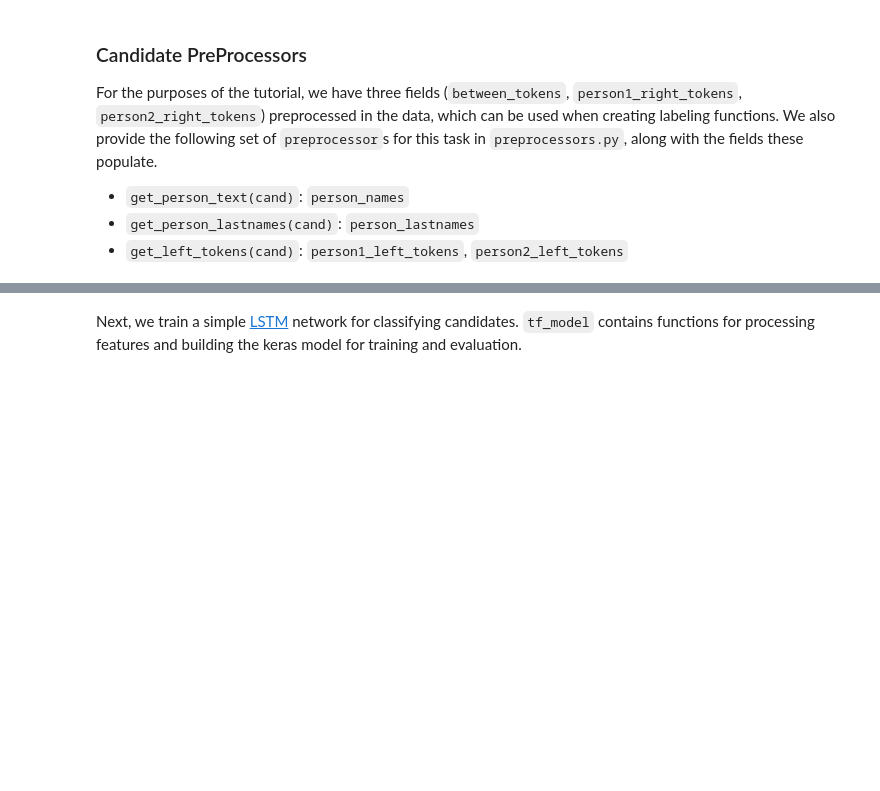
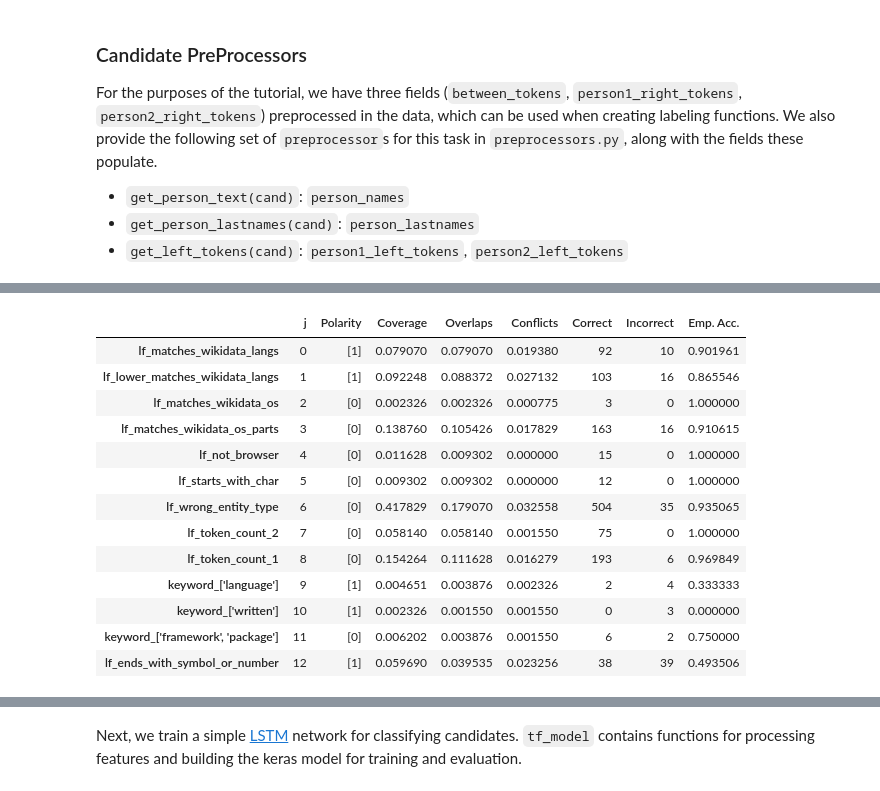
Before and after one commit to laranea/snorkel-tutorials, a Jupyter notebook: spouse/spouse_demo.ipynb, the cells around one changed output, grey strips where cells are left out. Cells and saved outputs as stored; diff of their text form; code cells hidden in the pictures; blank space fills up the shorter version.

```diff
--- a/spouse/spouse_demo.ipynb
+++ b/spouse/spouse_demo.ipynb
@@ -127,5 +142,0 @@ IE PROPN
-# %%
-d = df_sample['_SpacyDoc'].iloc[1]
-print(d.ents)
-e = d.ents[0]
-len(e.text.split(' '))
@@ -651,0 +632,42 @@ KeyError: ('left_text', 'occurred at index 200')
+# %%
+from snorkel.labeling import PandasLFApplier
+
+lfs = [
+    lf_matches_wikidata_langs,
+    lf_lower_matches_wikidata_langs,
+    lf_matches_wikidata_os,
+    lf_matches_wikidata_os_parts,
+    lf_not_browser,
+    lf_starts_with_char,
+    lf_wrong_entity_type,
+    lf_token_count_2,
+    lf_token_count_1,
+    # lf_verb_in_noun,
+    language_keyword_lf,
+    written_keyword_lf,
+    framework_keyword_lf,
+    lf_ends_with_symbol_or_number,
+]
+applier = PandasLFApplier(lfs)
+
+from snorkel.labeling import LFAnalysis
+
+L_dev = applier.apply(df_gold)
+y_dev = df_gold.label.values
+
+LFAnalysis(L_dev, lfs).lf_summary(y_dev)
+# %% [output]
+|  | j | Polarity | Coverage | Overlaps | Conflicts | Correct | Incorrect | Emp. Acc. |
+| lf_matches_wikidata_langs | 0 | [1] | 0.079070 | 0.079070 | 0.019380 | 92 | 10 | 0.901961 |
+| lf_lower_matches_wikidata_langs | 1 | [1] | 0.092248 | 0.088372 | 0.027132 | 103 | 16 | 0.865546 |
+| lf_matches_wikidata_os | 2 | [0] | 0.002326 | 0.002326 | 0.000775 | 3 | 0 | 1.000000 |
+| lf_matches_wikidata_os_parts | 3 | [0] | 0.138760 | 0.105426 | 0.017829 | 163 | 16 | 0.910615 |
+| lf_not_browser | 4 | [0] | 0.011628 | 0.009302 | 0.000000 | 15 | 0 | 1.000000 |
+| lf_starts_with_char | 5 | [0] | 0.009302 | 0.009302 | 0.000000 | 12 | 0 | 1.000000 |
+| lf_wrong_entity_type | 6 | [0] | 0.417829 | 0.179070 | 0.032558 | 504 | 35 | 0.935065 |
+| lf_token_count_2 | 7 | [0] | 0.058140 | 0.058140 | 0.001550 | 75 | 0 | 1.000000 |
+| lf_token_count_1 | 8 | [0] | 0.154264 | 0.111628 | 0.016279 | 193 | 6 | 0.969849 |
+| keyword_['language'] | 9 | [1] | 0.004651 | 0.003876 | 0.002326 | 2 | 4 | 0.333333 |
+| keyword_['written'] | 10 | [1] | 0.002326 | 0.001550 | 0.001550 | 0 | 3 | 0.000000 |
+| keyword_['framework', 'package'] | 11 | [0] | 0.006202 | 0.003876 | 0.001550 | 6 | 2 | 0.750000 |
+| lf_ends_with_symbol_or_number | 12 | [1] | 0.059690 | 0.039535 | 0.023256 | 38 | 39 | 0.493506 |
```
Also changed, not shown: parts of 56 cells of this notebook.
